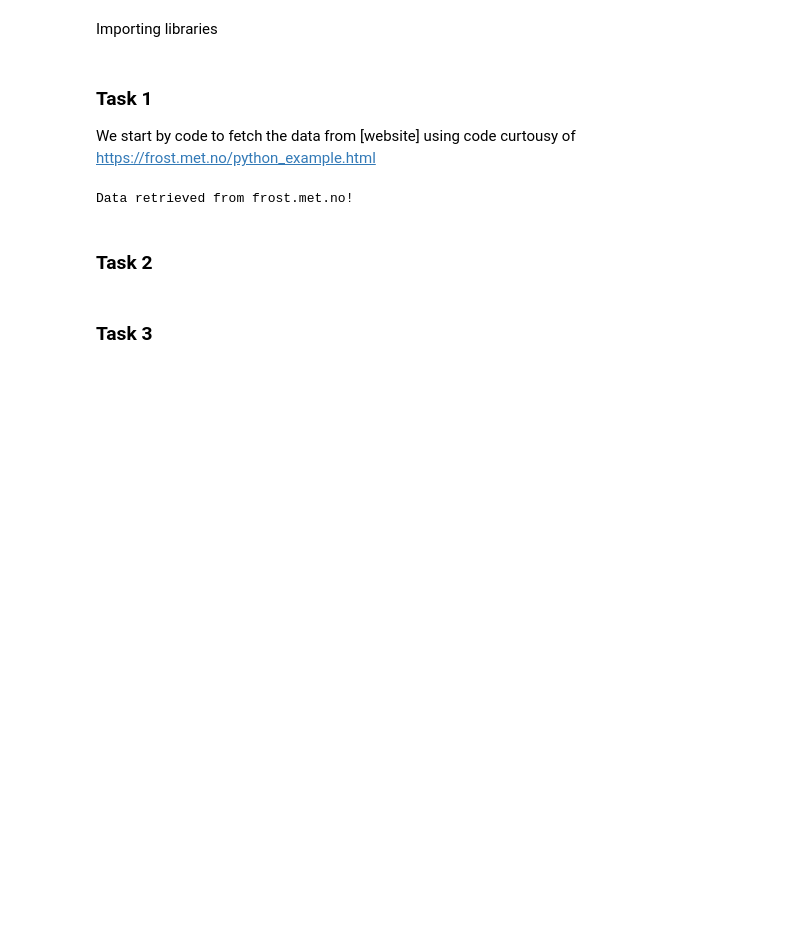
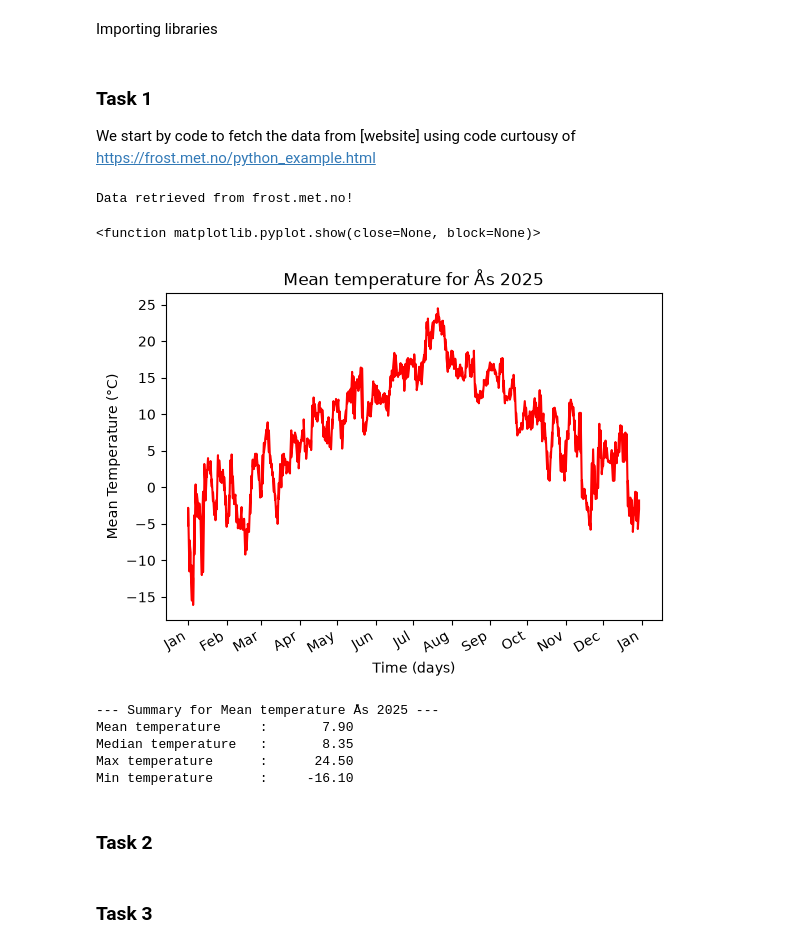
Before and after one commit to Dirven418/Deliverable1, a Jupyter notebook: weather.ipynb, the cells around one changed output. Drawn from its saved outputs; the diff is of its cells as text; code cells hidden in the pictures; blank space fills up the shorter version.

Commit message:
Added plot and summary table task 1

```diff
--- a/weather.ipynb
+++ b/weather.ipynb
@@ -18,6 +19,7 @@ with open("key.yaml", "r") as f:
 
 
 # making a function to request data from frost.met.no
+# using code example from https://frost.met.no/python_example.html
 def get_data(station_id: str, requested_data: str, referencetime: str) -> dict:
     """
     Requests a datatype for the weather station SN17850 in ås for a given referencetime
@@ -34,8 +36,11 @@ def get_data(station_id: str, requested_data: str, referencetime: str) -> dict:
     Returns:
         a requested data in the form of a dictionary
     """
+
+    # set client ID
     client_id = config.get("client_ID")
 
+    # data endpoint and parameters for fetch request
     endpoint = 'https://frost.met.no/observations/v0.jsonld'
     parameters = {
     'sources': station_id,
@@ -46,35 +51,77 @@ def get_data(station_id: str, requested_data: str, referencetime: str) -> dict:
     r = requests.get(endpoint, parameters, auth=(client_id, ''))
     # Extract JSON data
     json = r.json()
 
     # verifies if data is retrived
     if r.status_code == 200:
         data = json['data']
         print('Data retrieved from frost.met.no!')
     else:
         print('Error! Returned status code %s' % r.status_code)
         print('Message: %s' % json['error']['message'])
         print('Reason: %s' % json['error']['reason'])
 
     return data
 
 
-# get data for mean air temperature in 2025
+# get data for mean air temperature in 2025 in Ås
 data_mean = get_data('SN17850', 'mean(air_temperature P1D)', '2025-01-01/2025-12-31')
 
 # This will return a Dataframe with all of the observations in a table format
 df_mean = pd.DataFrame()
 for i in range(len(data_mean)):
     row = pd.DataFrame(data_mean[i]['observations'])
     row['referenceTime'] = data_mean[i]['referenceTime']
     row['sourceId'] = data_mean[i]['sourceId']
-    df_mean = pd.concat([df_mean, row], ignore_index=True)
+    df_mean = pd.concat([df_mean, row], ignore_index=True)  # changed pd.append deprecated
 
 df_mean = df_mean.reset_index()
 
 # df_mean.head()
+
+# construct a plot for the data with labeled axis
+fig, ax = plt.subplots()
+plt.plot(df_mean["referenceTime"], df_mean["value"], color="red")
+
+# adding month labels to the x axis
+ax.xaxis.set_major_locator(mdates.MonthLocator())
+ax.xaxis.set_major_formatter(mdates.DateFormatter("%b"))
+fig.autofmt_xdate()
+
+# adding title and labels and showing the plot
+plt.xlabel("Time (days)")
+plt.ylabel("Mean Temperature (°C)")
+plt.title("Mean temperature for Ås 2025")
+plt.show
 # %% [output]
 Data retrieved from frost.met.no!
+<function matplotlib.pyplot.show(close=None, block=None)>
+[figure, added]
+# %%
+# create a function for displaying a summary table for the data from met.no
+def generate_summary_table(data: str | pd.DataFrame, data_name: str) -> None:
+    """
+    Makes a formatted summary table containing mean, median, max, min temperature
+    """
+    mean_temp = data["value"].mean()
+    median_temp = data["value"].median()
+    max_temp = data["value"].max()
+    min_temp = data["value"].min()
+
+    print(f"--- Summary for: {data_name} ---")
+    print(f"{"Mean temperature":<20} {":":^1} {mean_temp:>10.2f}")
+    print(f"{"Median temperature":<20} {":":^1} {median_temp:>10.2f}")
+    print(f"{"Max temperature":<20} {":":^1} {max_temp:>10.2f}")
+    print(f"{"Min temperature":<20} {":":^1} {min_temp:>10.2f}")
+
+# display table for Mean air temperature in Ås 2025
+generate_summary_table(df_mean, "Mean air temperature Ås 2025")
+# %% [output]
+--- Summary for Mean temperature Ås 2025 ---
+Mean temperature     :       7.90
+Median temperature   :       8.35
+Max temperature      :      24.50
+Min temperature      :     -16.10
 # %% [markdown]
 ### Task 2
 # %%
```
Also changed, not shown: parts of 1 cell of this notebook.
